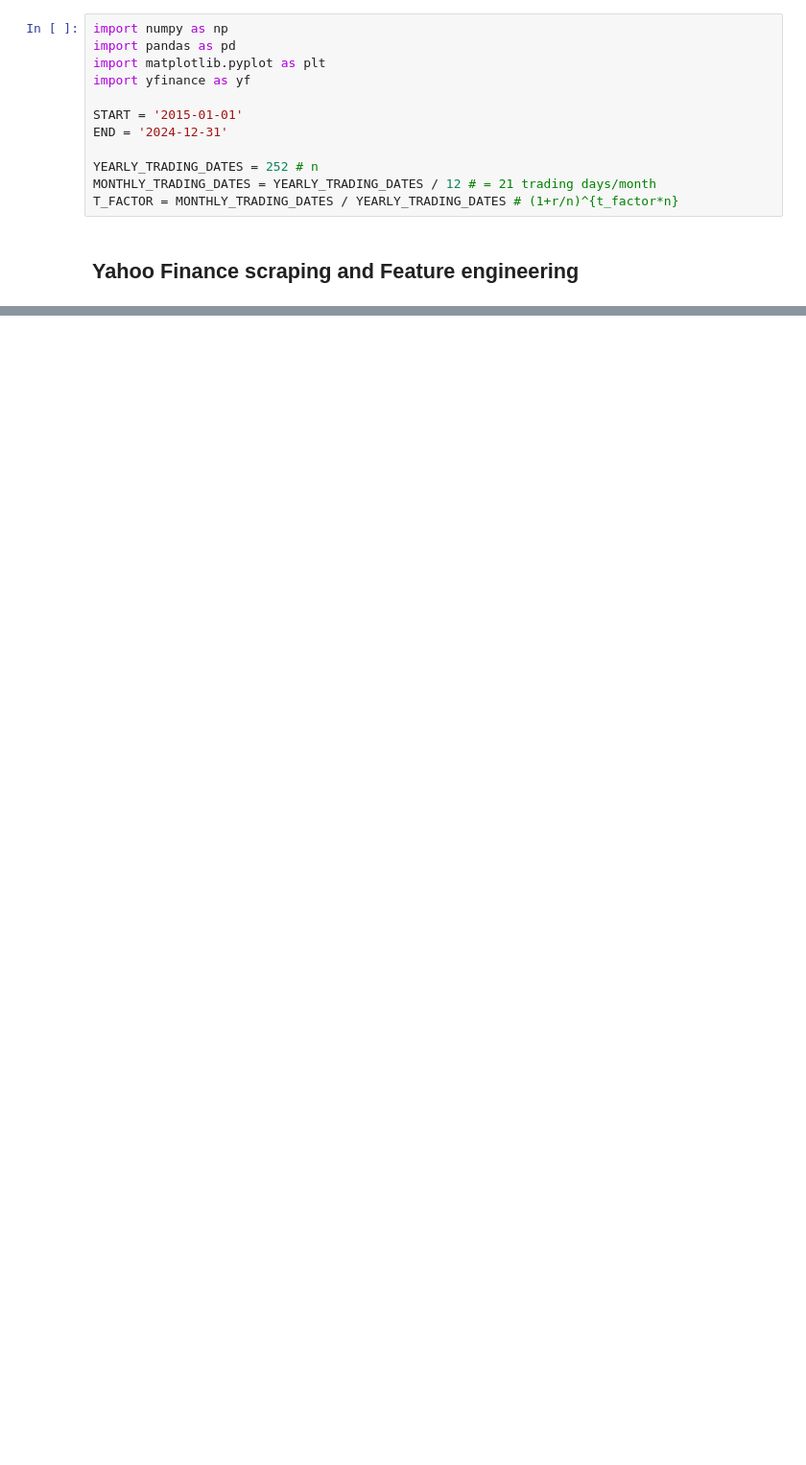
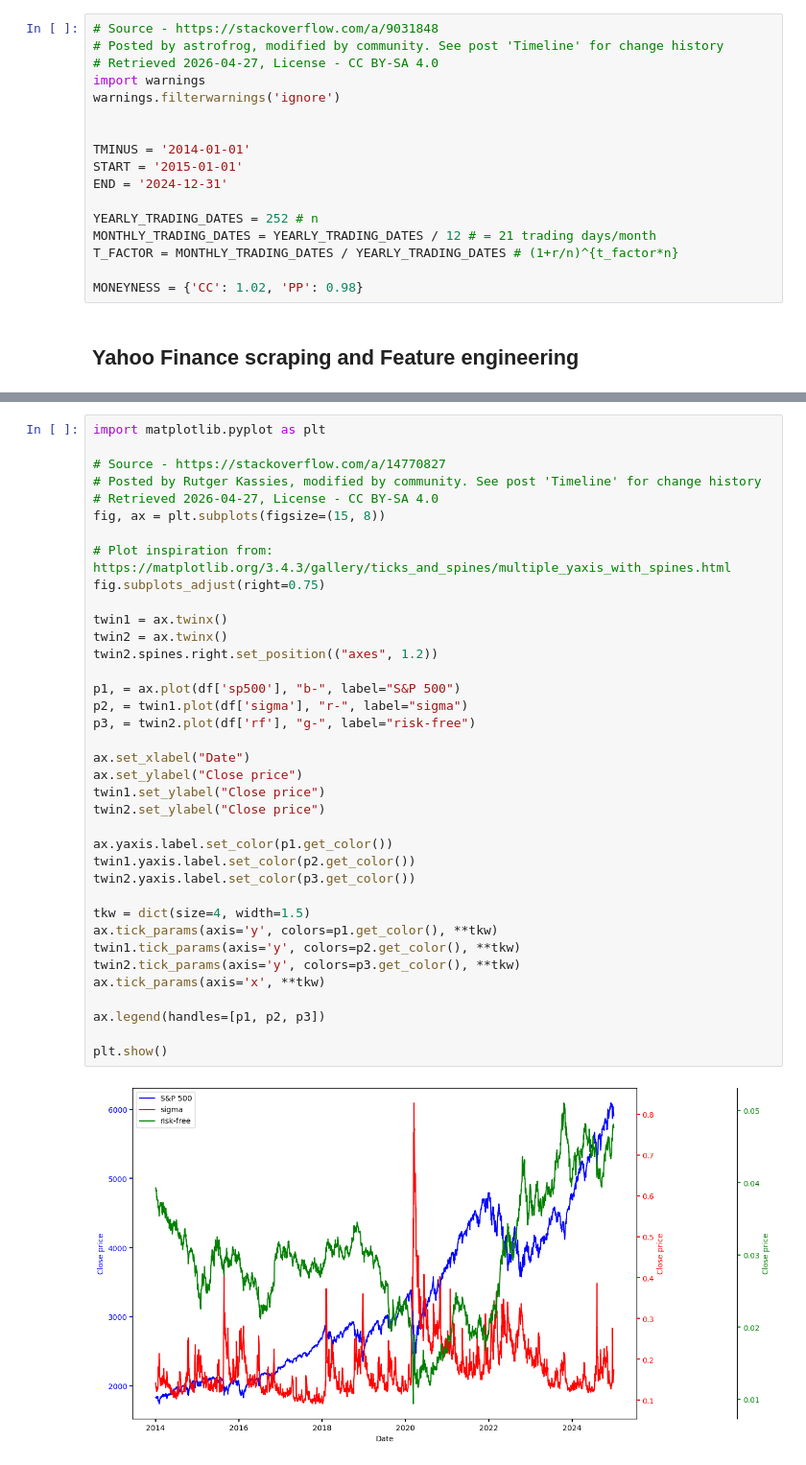
Before and after one commit to AlexanderJarvheden/DynamicPortfolioAllocationEuropeanOptions, a Jupyter notebook: optimization_algo.ipynb, the cells around one changed output, grey strips where cells are left out. Shown at 96% size. Saved outputs shown, nothing was run; the diff lists cells and outputs as text; blank space fills up the shorter version.

Commit message:
Finish BS model and update ticker and pandas logic

```diff
--- a/optimization_algo.ipynb
+++ b/optimization_algo.ipynb
@@ -1,17 +1,22 @@
 # %% [markdown]
 ## Libraries and constants
 # %%
-import numpy as np
-import pandas as pd
-import matplotlib.pyplot as plt
-import yfinance as yf
+# Source - https://stackoverflow.com/a/9031848
+# Posted by astrofrog, modified by community. See post 'Timeline' for change history
+# Retrieved 2026-04-27, License - CC BY-SA 4.0
+import warnings
+warnings.filterwarnings('ignore')
 
+
+TMINUS = '2014-01-01'
 START = '2015-01-01'
 END = '2024-12-31'
 
 YEARLY_TRADING_DATES = 252 # n
 MONTHLY_TRADING_DATES = YEARLY_TRADING_DATES / 12 # = 21 trading days/month
 T_FACTOR = MONTHLY_TRADING_DATES / YEARLY_TRADING_DATES # (1+r/n)^{t_factor*n}
+
+MONEYNESS = {'CC': 1.02, 'PP': 0.98}
 # %% [markdown]
 ## Yahoo Finance scraping and Feature engineering
 # %%
@@ -145,0 +91,39 @@ Name: Sharpe_ratio, dtype: float64
+# %%
+import matplotlib.pyplot as plt
+
+# Source - https://stackoverflow.com/a/14770827
+# Posted by Rutger Kassies, modified by community. See post 'Timeline' for change history
+# Retrieved 2026-04-27, License - CC BY-SA 4.0
+fig, ax = plt.subplots(figsize=(15, 8))
+
+# Plot inspiration from: https://matplotlib.org/3.4.3/gallery/ticks_and_spines/multiple_yaxis_with_spines.html
+fig.subplots_adjust(right=0.75)
+
+twin1 = ax.twinx()
+twin2 = ax.twinx()
+twin2.spines.right.set_position(("axes", 1.2))
+
+p1, = ax.plot(df['sp500'], "b-", label="S&P 500")
+p2, = twin1.plot(df['sigma'], "r-", label="sigma")
+p3, = twin2.plot(df['rf'], "g-", label="risk-free")
+
+ax.set_xlabel("Date")
+ax.set_ylabel("Close price")
+twin1.set_ylabel("Close price")
+twin2.set_ylabel("Close price")
+
+ax.yaxis.label.set_color(p1.get_color())
+twin1.yaxis.label.set_color(p2.get_color())
+twin2.yaxis.label.set_color(p3.get_color())
+
+tkw = dict(size=4, width=1.5)
+ax.tick_params(axis='y', colors=p1.get_color(), **tkw)
+twin1.tick_params(axis='y', colors=p2.get_color(), **tkw)
+twin2.tick_params(axis='y', colors=p3.get_color(), **tkw)
+ax.tick_params(axis='x', **tkw)
+
+ax.legend(handles=[p1, p2, p3])
+
+plt.show()
+# %% [output]
+[figure, added]
```
Also changed, not shown: parts of 7 cells of this notebook.
